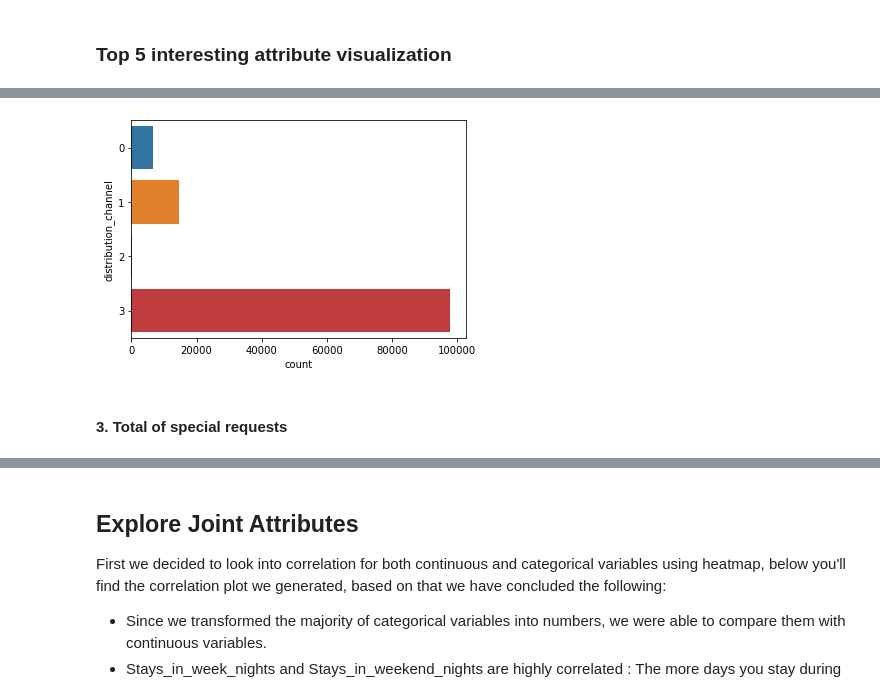
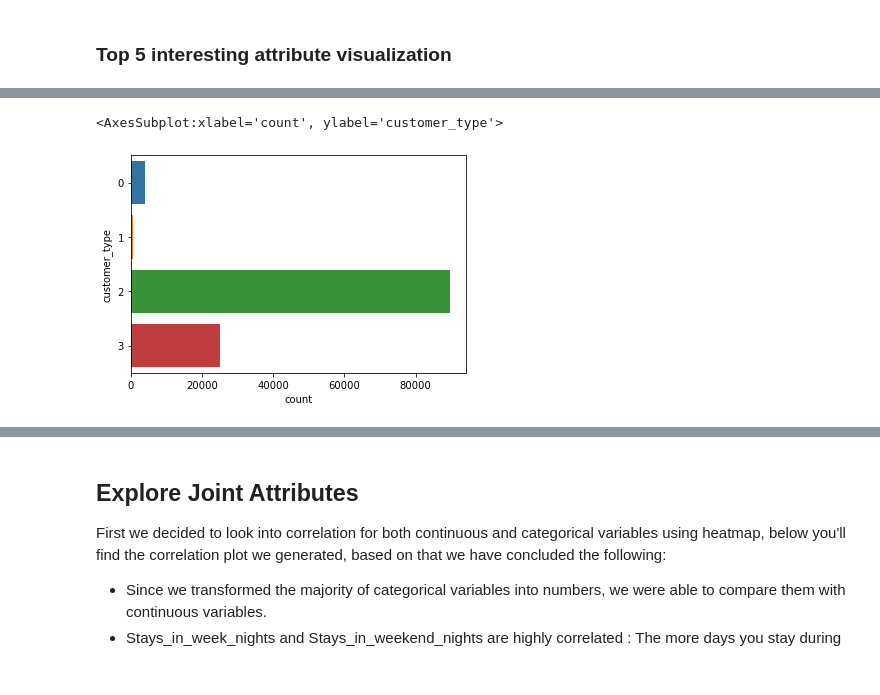
Before and after one commit to olmosjorge28/DS7331_ML1_ASSINGMENTS, a Jupyter notebook: lab1/Lab_1_notebook.ipynb, the cells around one changed output, grey strips where cells are left out. Drawn from its saved outputs; the diff is of its cells as text; code cells hidden in the pictures.

```diff
--- a/lab1/Lab_1_notebook.ipynb
+++ b/lab1/Lab_1_notebook.ipynb
@@ -727,7 +732,5 @@ plt.show()
 # %%
-sns.countplot(y="distribution_channel", data=hotel_bookings_transform)
-plt.show()
+sns.countplot(y="customer_type", data=hotel_bookings_transform)
 # %% [output]
+<AxesSubplot:xlabel='count', ylabel='customer_type'>
-[figure, old version]
+[figure, new version]
-# %% [markdown]
-#### 3. Total of special requests
```
Also changed, not shown: parts of 14 cells of this notebook.
